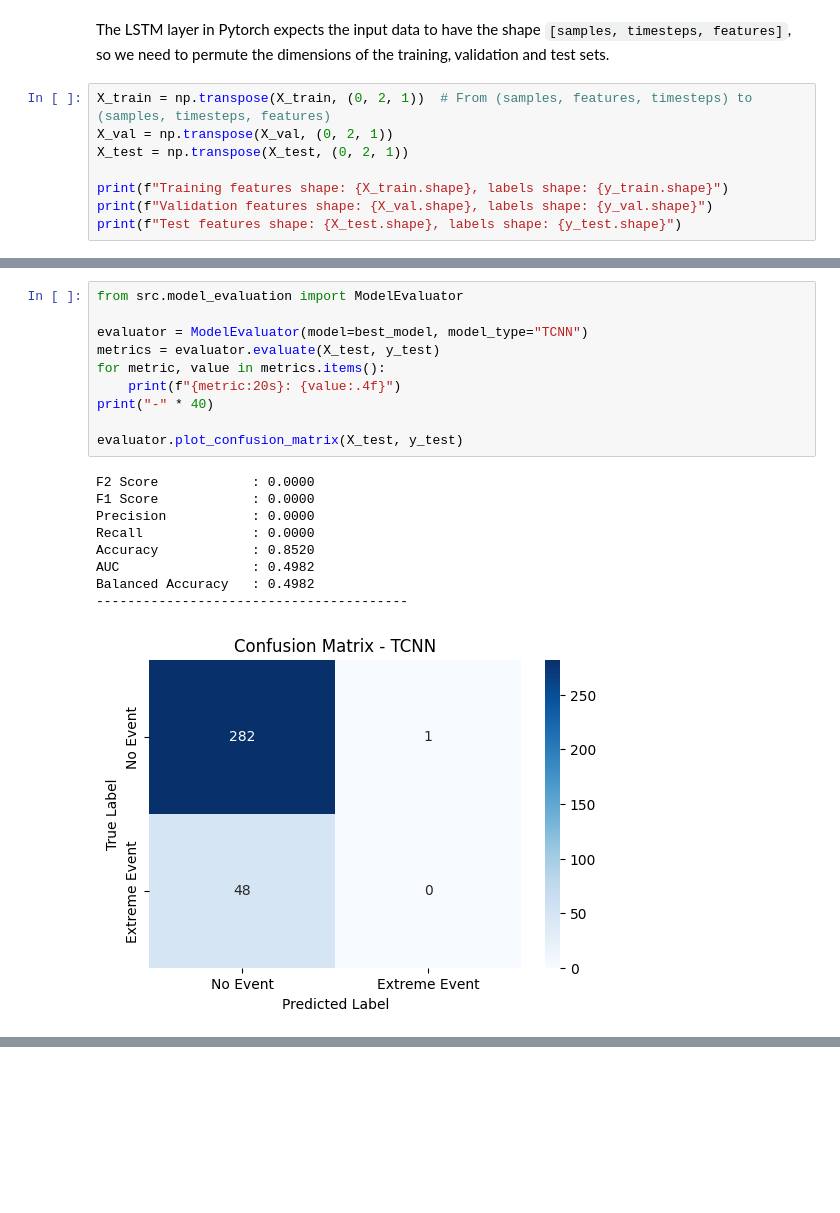
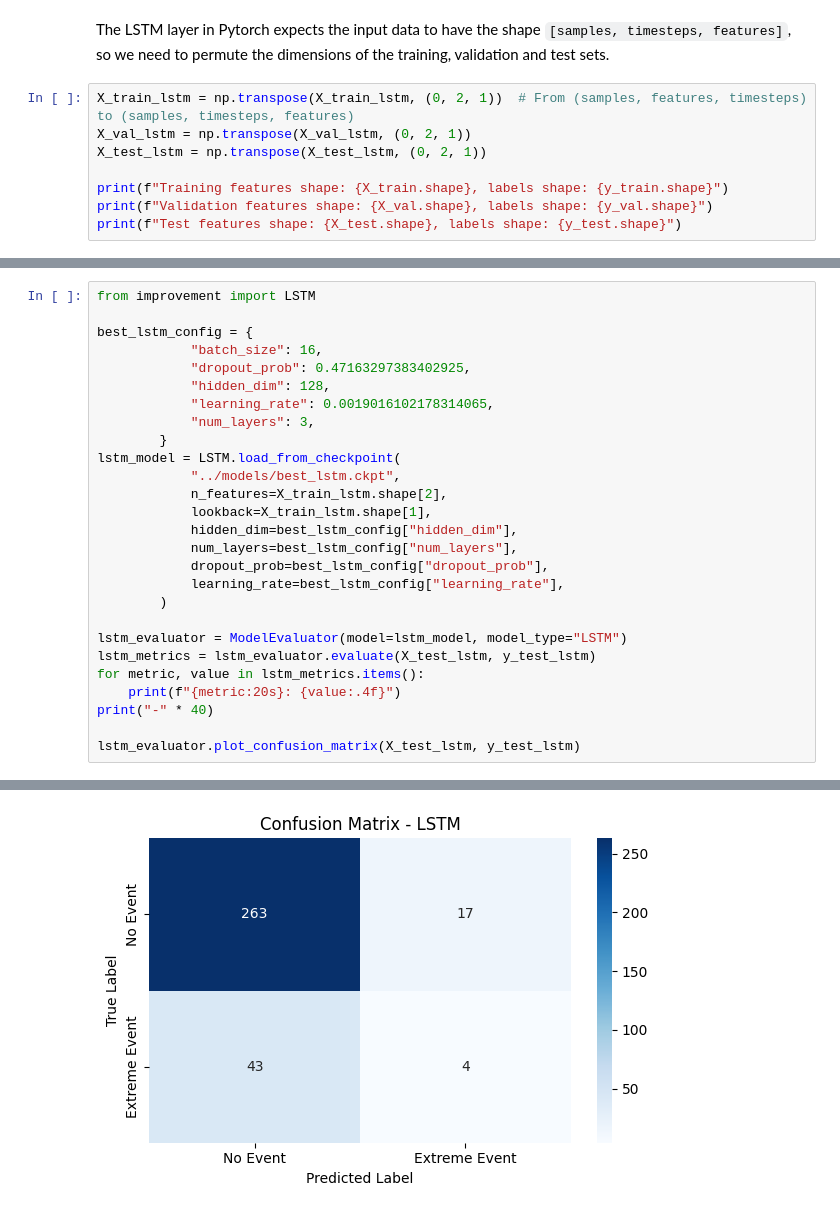
Before and after one commit to nmourdo/extreme_event_prediction, a Jupyter notebook: src/report.ipynb, the cells around one changed output, grey strips where cells are left out. Drawn from its saved outputs; the diff is of its cells as text; blank space fills up the shorter version.

```diff
--- a/src/report.ipynb
+++ b/src/report.ipynb
@@ -742,9 +790,9 @@ Test features shape: (327, 11, 10), labels shape: (327,)
 # %% [markdown]
 The LSTM layer in Pytorch expects the input data to have the shape `[samples, timesteps, features]`, so we need to permute the dimensions of the training, validation and test sets.
 # %%
-X_train = np.transpose(X_train, (0, 2, 1))  # From (samples, features, timesteps) to (samples, timesteps, features)
-X_val = np.transpose(X_val, (0, 2, 1))
-X_test = np.transpose(X_test, (0, 2, 1))
+X_train_lstm = np.transpose(X_train_lstm, (0, 2, 1))  # From (samples, features, timesteps) to (samples, timesteps, features)
+X_val_lstm = np.transpose(X_val_lstm, (0, 2, 1))
+X_test_lstm = np.transpose(X_test_lstm, (0, 2, 1))
 
 print(f"Training features shape: {X_train.shape}, labels shape: {y_train.shape}")
 print(f"Validation features shape: {X_val.shape}, labels shape: {y_val.shape}")
@@ -805,20 +807,28 @@ HPU available: False, using: 0 HPUs
-# %%
-from src.model_evaluation import ModelEvaluator
-
-evaluator = ModelEvaluator(model=best_model, model_type="TCNN")
-metrics = evaluator.evaluate(X_test, y_test)
-for metric, value in metrics.items():
-    print(f"{metric:20s}: {value:.4f}")
-print("-" * 40)
-
-evaluator.plot_confusion_matrix(X_test, y_test)
-# %% [output]
-F2 Score            : 0.0000
-F1 Score            : 0.0000
-Precision           : 0.0000
-Recall              : 0.0000
-Accuracy            : 0.8520
-AUC                 : 0.4982
-Balanced Accuracy   : 0.4982
-----------------------------------------
-[figure, removed]
+# %%
+from improvement import LSTM
+
+best_lstm_config = {
+            "batch_size": 16,
+            "dropout_prob": 0.47163297383402925,
+            "hidden_dim": 128,
+            "learning_rate": 0.0019016102178314065,
+            "num_layers": 3,
+        }
+lstm_model = LSTM.load_from_checkpoint(
+            "../models/best_lstm.ckpt",
+            n_features=X_train_lstm.shape[2],
+            lookback=X_train_lstm.shape[1],
+            hidden_dim=best_lstm_config["hidden_dim"],
+            num_layers=best_lstm_config["num_layers"],
+            dropout_prob=best_lstm_config["dropout_prob"],
+            learning_rate=best_lstm_config["learning_rate"],
+        )
+
+lstm_evaluator = ModelEvaluator(model=lstm_model, model_type="LSTM")
+lstm_metrics = lstm_evaluator.evaluate(X_test_lstm, y_test_lstm)
+for metric, value in lstm_metrics.items():
+    print(f"{metric:20s}: {value:.4f}")
+print("-" * 40)
+
+lstm_evaluator.plot_confusion_matrix(X_test_lstm, y_test_lstm)
+# %% [output]
@@ -824,0 +843 @@ Balanced Accuracy   : 0.4982
+[figure, added]
```
Also changed, not shown: parts of 29 cells of this notebook, 9 other files.
